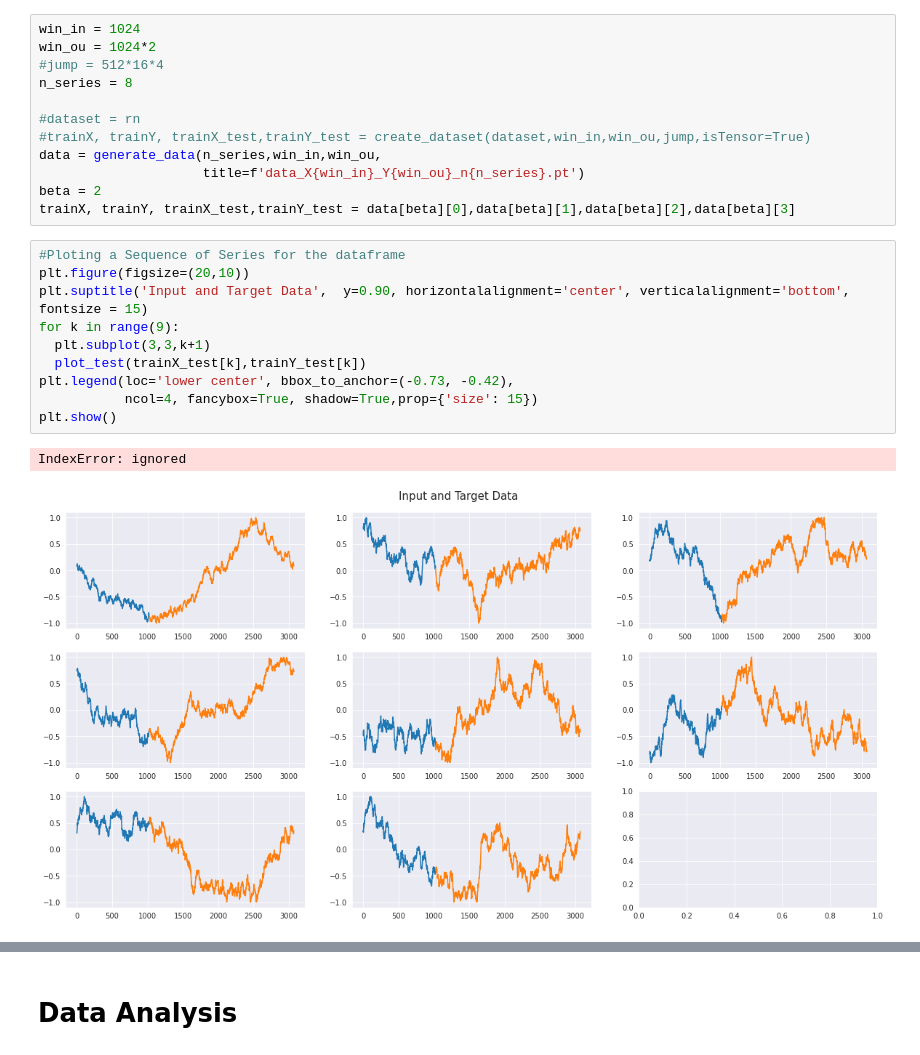
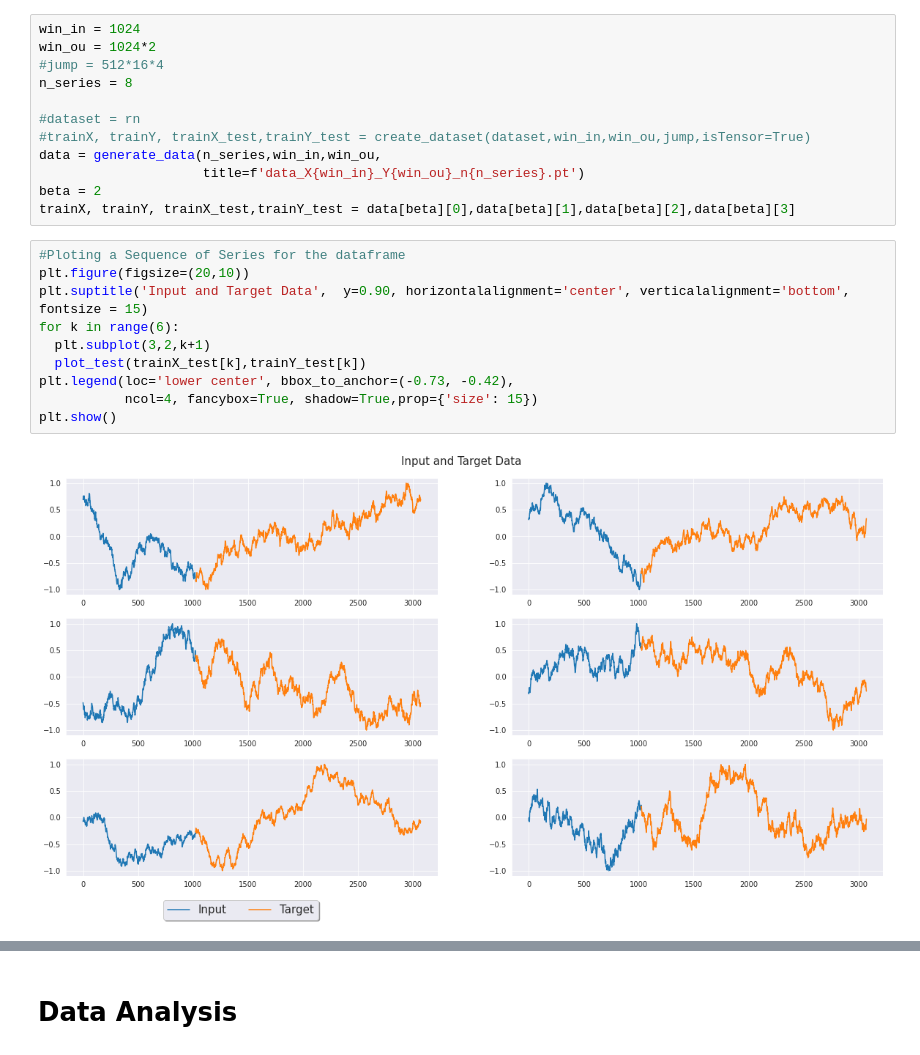
Before and after one commit to barauna-lo/Colored_Noise, a Jupyter notebook: CervejaGratis.ipynb, the cells around one changed output, grey strips where cells are left out. Drawn from its saved outputs; the diff is of its cells as text.

```diff
--- a/CervejaGratis.ipynb
+++ b/CervejaGratis.ipynb
@@ -715,15 +733,14 @@ trainX, trainY, trainX_test,trainY_test = data[beta][0],data[beta][1],data[beta]
 # %%
 #Ploting a Sequence of Series for the dataframe
 plt.figure(figsize=(20,10))
 plt.suptitle('Input and Target Data',  y=0.90, horizontalalignment='center', verticalalignment='bottom', fontsize = 15)
-for k in range(9):
-  plt.subplot(3,3,k+1)
+for k in range(6):
+  plt.subplot(3,2,k+1)
   plot_test(trainX_test[k],trainY_test[k])
 plt.legend(loc='lower center', bbox_to_anchor=(-0.73, -0.42),
            ncol=4, fancybox=True, shadow=True,prop={'size': 15})
 plt.show()
 # %% [output]
-IndexError: ignored
-[figure, old version]
+[figure, new version]
 # %%
 #Ploting train and target data with his power spectruns
```
Also changed, not shown: parts of 12 cells of this notebook.
